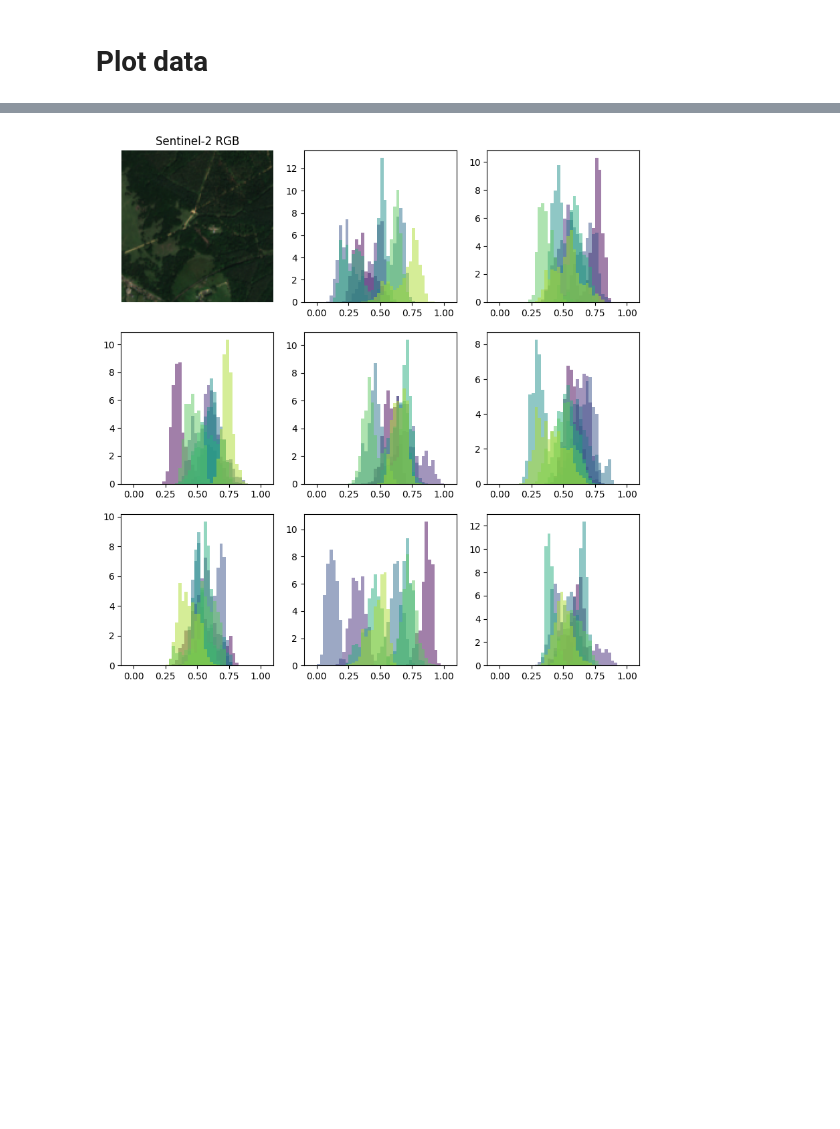
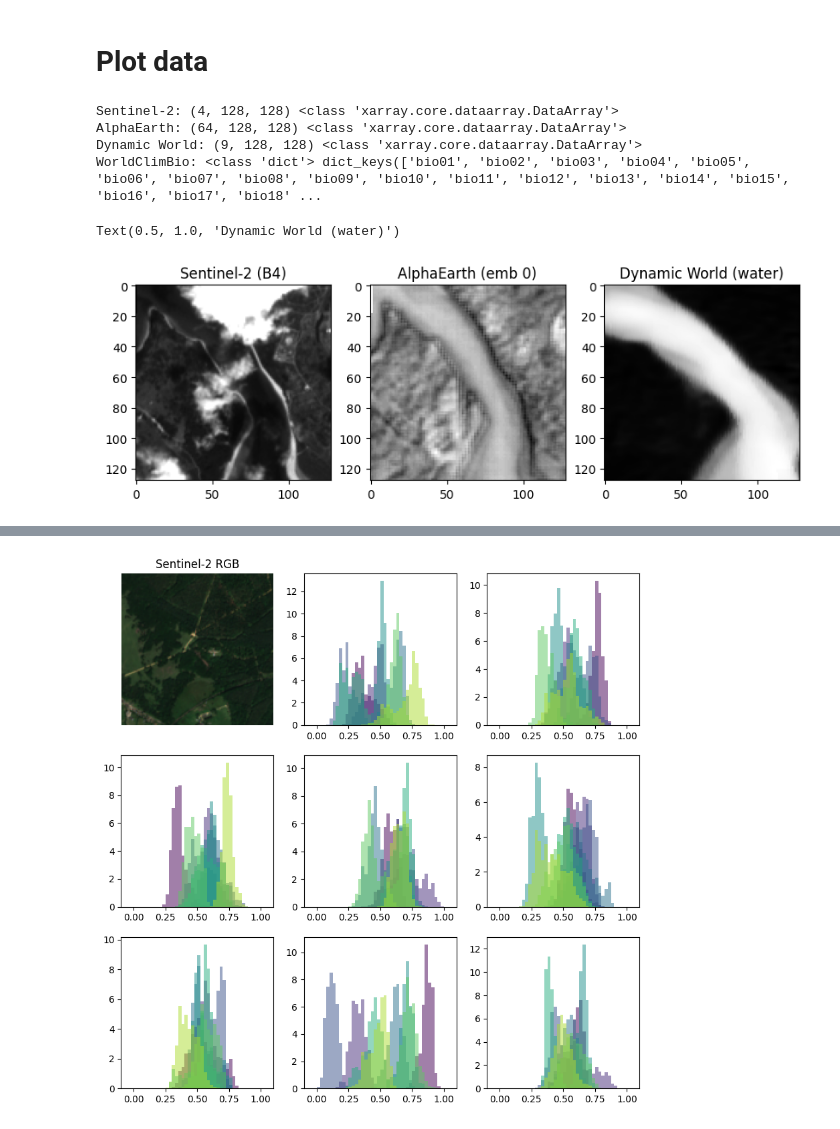
Before and after one commit to vdplasthijs/NeurEO, a Jupyter notebook: notebooks/Explore and create data set.ipynb, the cells around one changed output, grey strips where cells are left out. Cells and saved outputs as stored; diff of their text form; code cells hidden in the pictures; blank space fills up the shorter version.

```diff
--- a/notebooks/Explore and create data set.ipynb
+++ b/notebooks/Explore and create data set.ipynb
@@ -102,4 +102,22 @@ Data downloaded to /Users/tplas/data/2025-10 neureo/sample/sample-0_alphaearth_y
  '/Users/tplas/data/2025-10 neureo/sample/sample-0_alphaearth_y-None.tif')
 # %% [markdown]
 # Plot data
+# %%
+(data_sent, data_alpha, data_dyn, data_worldclim) = du.load_all_modalities_from_name(name='pecl-fig-0', path_folder='../content/sample_data', verbose=1)
+
+fig, ax = plt.subplots(1,3, figsize=(10,3))
+
+ax[0].imshow(np.clip(data_sent[0, ...], 0, 3000) / 3000, cmap='gray')
+ax[0].set_title('Sentinel-2 (B4)')
+ax[1].imshow(data_alpha[0, ...], cmap='gray')
+ax[1].set_title('AlphaEarth (emb 0)')
+ax[2].imshow(data_dyn[0, ...], cmap='gray')
+ax[2].set_title('Dynamic World (water)')
+# %% [output]
+Sentinel-2: (4, 128, 128) <class 'xarray.core.dataarray.DataArray'>
+AlphaEarth: (64, 128, 128) <class 'xarray.core.dataarray.DataArray'>
+Dynamic World: (9, 128, 128) <class 'xarray.core.dataarray.DataArray'>
+WorldClimBio: <class 'dict'> dict_keys(['bio01', 'bio02', 'bio03', 'bio04', 'bio05', 'bio06', 'bio07', 'bio08', 'bio09', 'bio10', 'bio11', 'bio12', 'bio13', 'bio14', 'bio15', 'bio16', 'bio17', 'bio18' ...
+Text(0.5, 1.0, 'Dynamic World (water)')
+[figure, added]
 # %%
```
Also changed, not shown: parts of 1 cell of this notebook, 1 other file.
